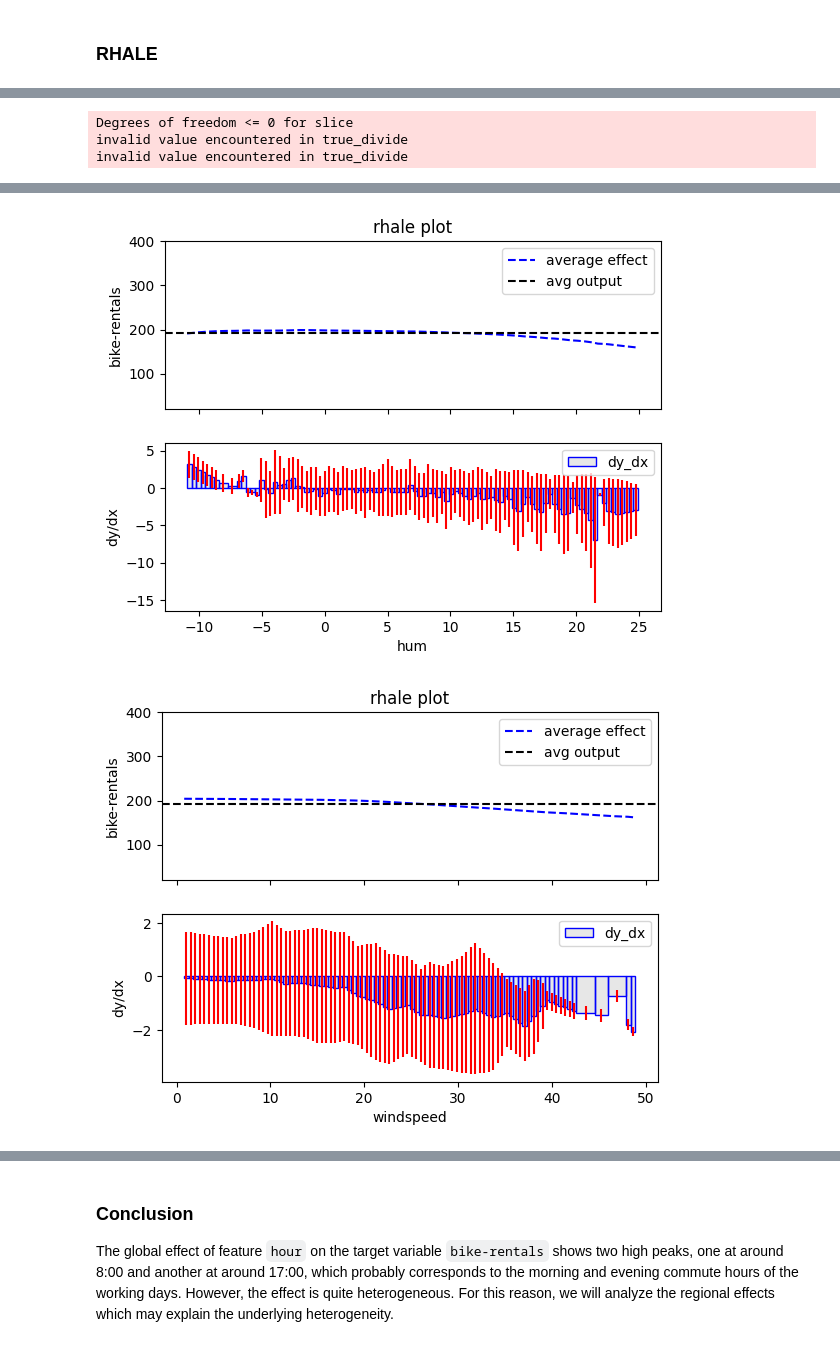
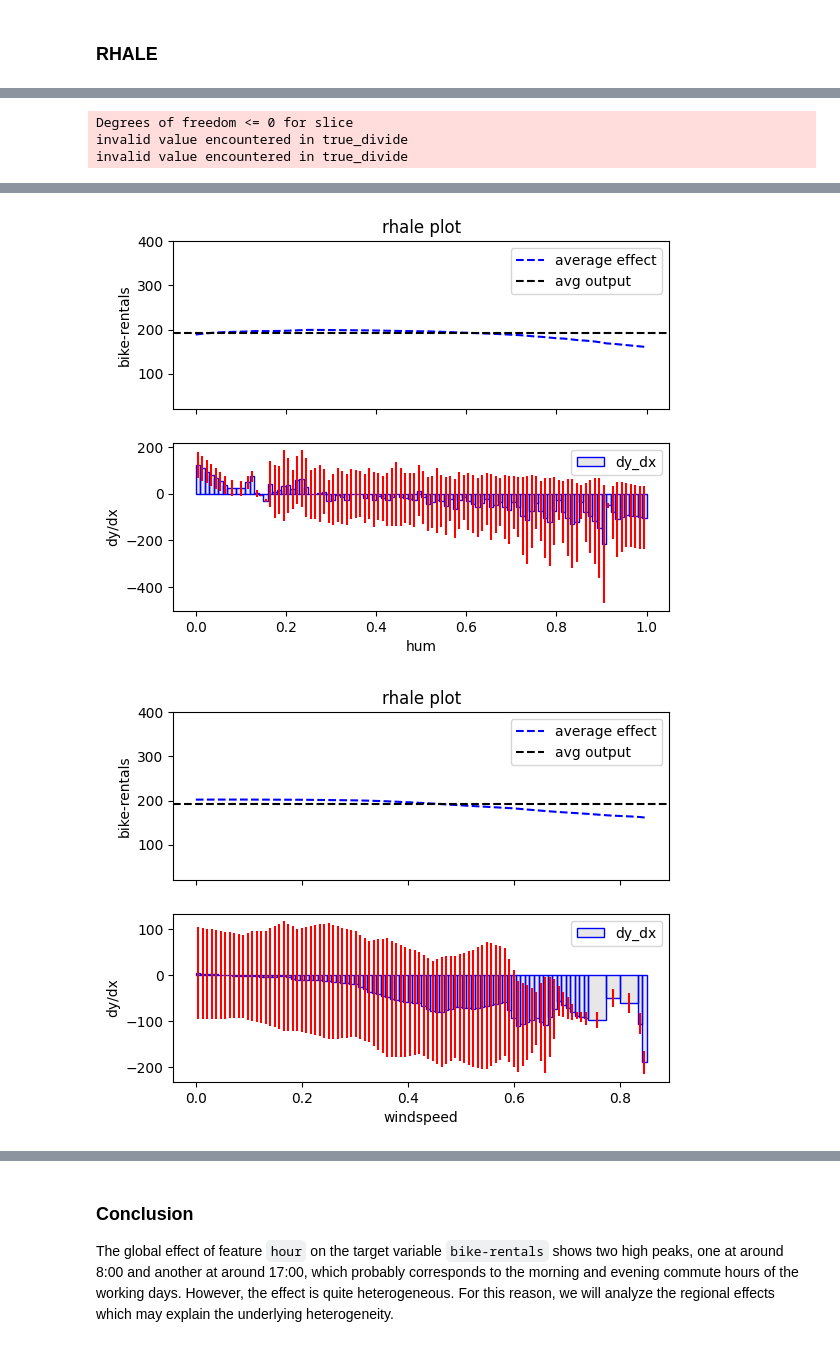
Before and after one commit to givasile/effector, a Jupyter notebook: real-examples/01_bike_sharing_dataset.ipynb, the cells around one changed output, grey strips where cells are left out. Cells and saved outputs as stored; diff of their text form; code cells hidden in the pictures.

```diff
--- a/real-examples/01_bike_sharing_dataset.ipynb
+++ b/real-examples/01_bike_sharing_dataset.ipynb
@@ -249,5 +239,5 @@ rhale = effector.RHALE(data=X_train.to_numpy(), model=model_forward, model_jac=m
 # %%
 for i in range(X_train.shape[1]):
     rhale.fit(features=i, binning_method=effector.binning_methods.Greedy(init_nof_bins=100, min_points_per_bin=2, discount=1., cat_limit=10))
-    rhale.plot(feature=i, centering=True, scale_x=scale_x, scale_y=scale_y, show_avg_output=True, y_limits=[20, 400], heterogeneity=True)
+    rhale.plot(feature=i, centering=True, scale_x=scale_x_list[i], scale_y=scale_y, show_avg_output=True, y_limits=[20, 400], heterogeneity=True)
 # %% [output]
@@ -266,5 +256,5 @@ invalid value encountered in true_divide
-[figure, old version]
+[figure, new version]
-[figure, old version]
+[figure, new version]
 # %%
 rhale.fit(features=3, binning_method=effector.binning_methods.Greedy(init_nof_bins=100, min_points_per_bin=100, discount=1., cat_limit=10))
 rhale.plot(feature=3, centering=True, scale_x=scale_x, scale_y=scale_y, show_avg_output=True)
```
Also changed, not shown: parts of 14 cells of this notebook, 25 other files.
